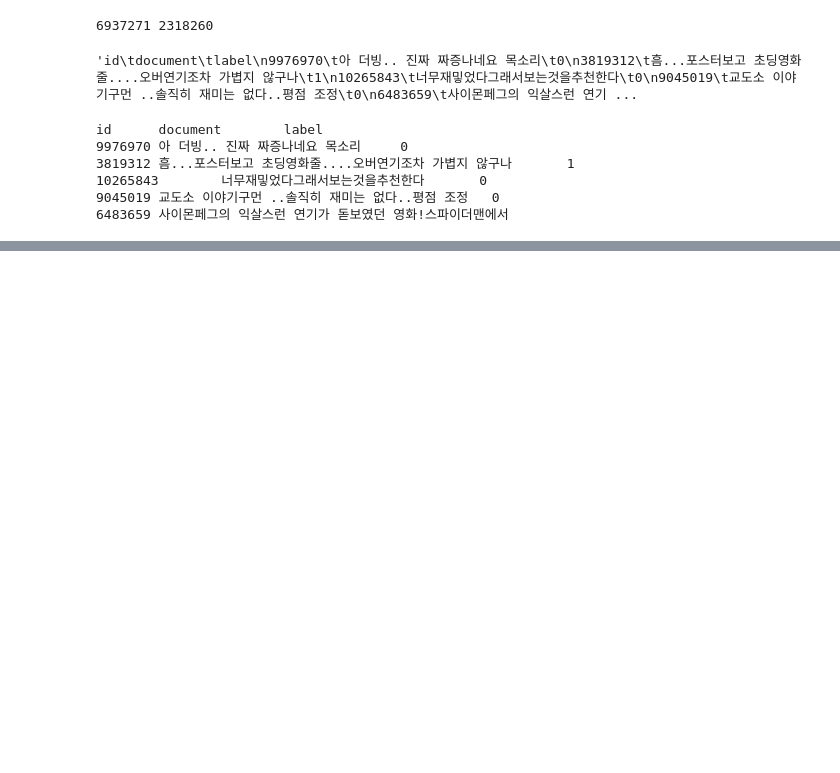
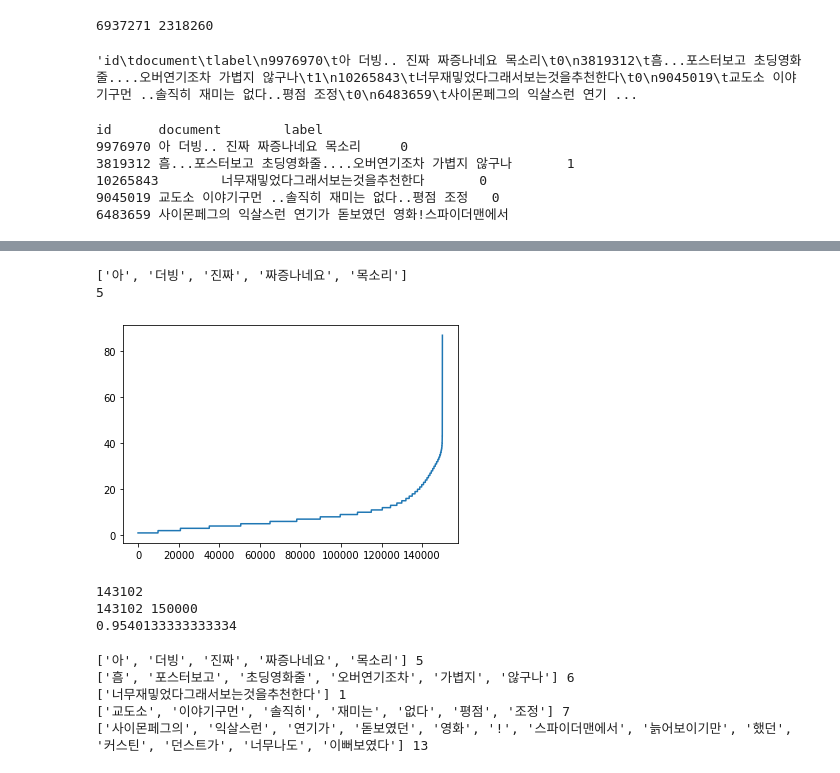
Before and after one commit to chloe-hyunkyung-park/tensorflow_ex, a Jupyter notebook: ch07_RNN(7_3_SentimentAnalysis).ipynb, the cells around one changed output, grey strips where cells are left out. Saved outputs shown, nothing was run; the diff lists cells and outputs as text; code cells hidden in the pictures; blank space fills up the shorter version.

```diff
--- a/ch07_RNN(7_3_SentimentAnalysis).ipynb
+++ b/ch07_RNN(7_3_SentimentAnalysis).ipynb
@@ -30,0 +44,36 @@ id      document        label
+# %%
+# remove stopwords
+
+import re
+# https://github.com/yoonkim/CNN_sentence/blob/master/process_data.py -> 추가 필요
+
+def clean_str(string, TREC=False):
+    """
+    Tokenization/string cleaning for all datasets except for SST.
+    Every dataset is lower cased except for TREC
+    """
+    string = re.sub(r"[^가-힣A-Za-z0-9(),!?\'\`]", " ", string)
+    string = re.sub(r"\'s", " \'s", string)
+    string = re.sub(r"\'ve", " \'ve", string)
+    string = re.sub(r"n\'t", " n\'t", string)
+    string = re.sub(r"\'re", " \'re", string)
+    string = re.sub(r"\'d", " \'d", string)
+    string = re.sub(r"\'ll", " \'ll", string)
+    string = re.sub(r",", " , ", string)
+    string = re.sub(r"!", " ! ", string)
+    string = re.sub(r"\(", " \( ", string)
+    string = re.sub(r"\)", " \) ", string)
+    string = re.sub(r"\?", " \? ", string)
+    string = re.sub(r"\s{2,}", " ", string)
+    string = re.sub(r"\'{2,}", "\'", string)
+    string = re.sub(r"\'", "", string)
+    return string.strip().lower()
+
+train_text_X = [row.split('\t')[1] for row in train_text.split('\n')[1:] if row.count('\t')>0]
+train_text_X = [clean_str(sentence) for sentence in train_text_X]
+
+sentences = [sentence.split(' ') for sentence in train_text_X]
+
+print(train_text[:200]) # 0:neg, 1:pos
+print('\n[정제후]\n')
+for i in range(5): print(sentences[i])
@@ -30,0 +95,38 @@ id      document        label
+# %%
+print(sentences[0])
+print(len(sentences[0]))
+# %% [output]
+['아', '더빙', '진짜', '짜증나네요', '목소리']
+5
+# %%
+# 문장내 단어(토큰)의 갯수
+
+import matplotlib.pyplot as plt
+
+sentence_len = [len(sentence) for sentence in sentences]
+sentence_len.sort()
+plt.plot(sentence_len)
+plt.show()
+# %% [output]
+[figure, added]
+# %%
+# 문장 내 단어(토큰) 갯수가 25개 이하
+num = sum([int(l<=25) for l in sentence_len])
+print(num)
+
+# 전체 중 차지비율
+print(num, len(sentence_len))
+print(num/len(sentence_len))
+# %% [output]
+143102
+143102 150000
+0.9540133333333334
+# %%
+for i in range(5):
+    print(sentences[i], len(sentences[i]))
+# %% [output]
+['아', '더빙', '진짜', '짜증나네요', '목소리'] 5
+['흠', '포스터보고', '초딩영화줄', '오버연기조차', '가볍지', '않구나'] 6
+['너무재밓었다그래서보는것을추천한다'] 1
+['교도소', '이야기구먼', '솔직히', '재미는', '없다', '평점', '조정'] 7
+['사이몬페그의', '익살스런', '연기가', '돋보였던', '영화', '!', '스파이더맨에서', '늙어보이기만', '했던', '커스틴', '던스트가', '너무나도', '이뻐보였다'] 13
```
Also changed, not shown: parts of 16 cells of this notebook.
